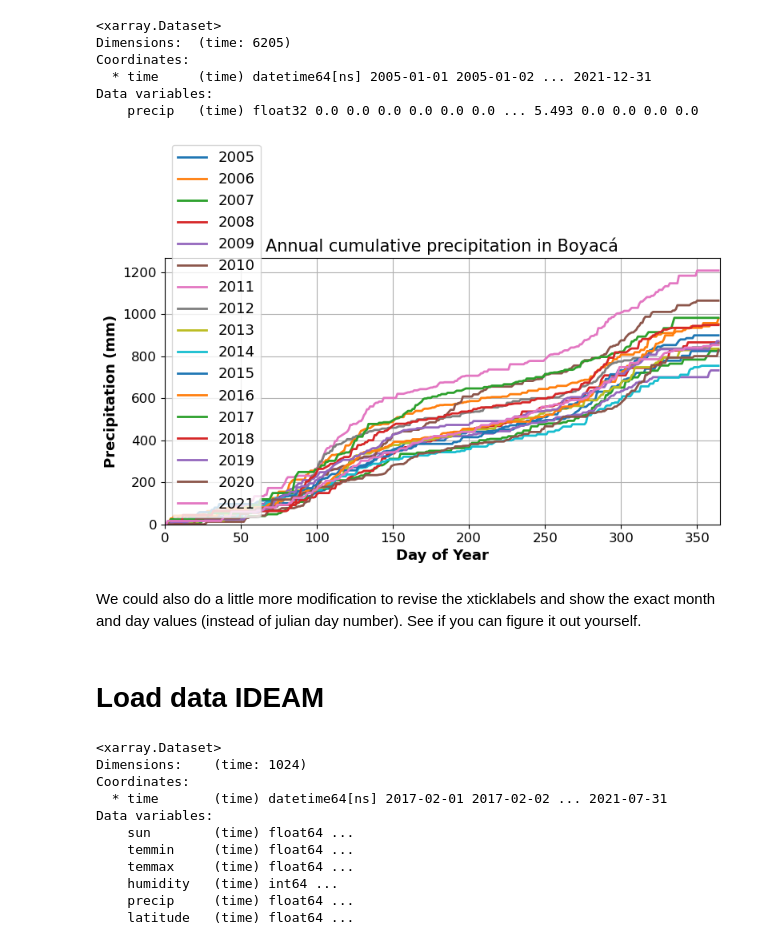
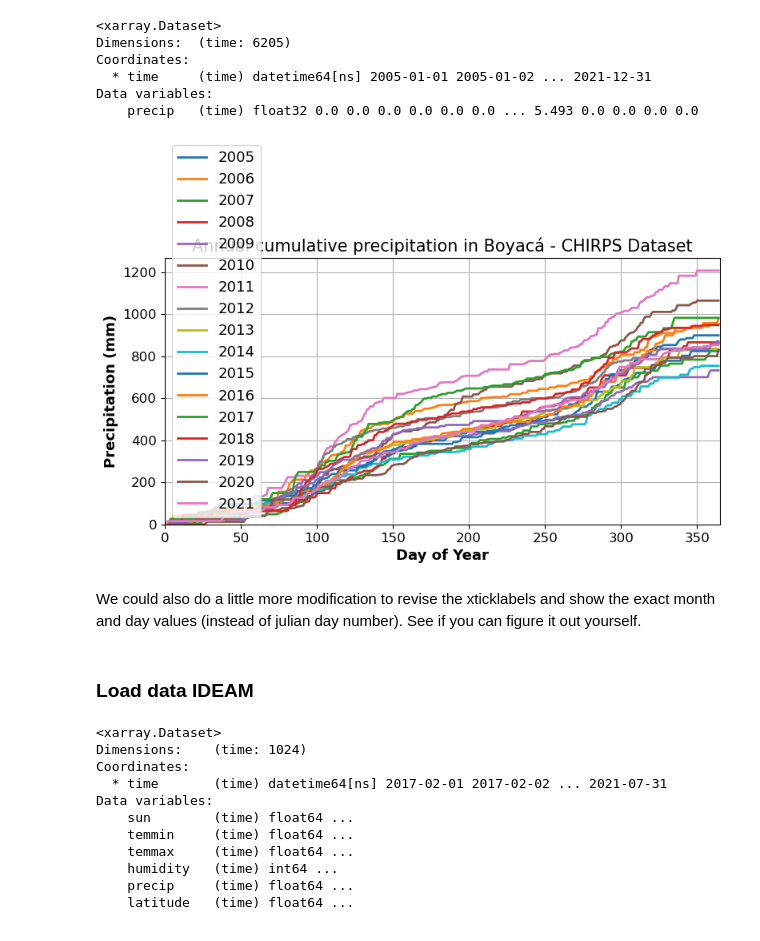
Before and after one commit to nowthings/analysis_climatic_variables, a Jupyter notebook: 2_analysis_chirps/0_load_chirps_daily_p05.ipynb, the cells around one changed output. Saved outputs shown, nothing was run; the diff lists cells and outputs as text; code cells hidden in the pictures.

```diff
--- a/2_analysis_chirps/0_load_chirps_daily_p05.ipynb
+++ b/2_analysis_chirps/0_load_chirps_daily_p05.ipynb
@@ -13,10 +20,15 @@ files = os.listdir(path)
 # %%
 import numpy as np
-x = np.arange(-74.8, -71.9, 0.05)
-y = np.arange(4.5, 7.3, 0.05)
 
-# x = np.arange(-74.8, -71.9, 0.05)
-# y = np.arange(4.5, 7.3, 0.05)
+# Constants
+LON_BOYACA_MIN = -74.8
+LON_BOYACA_MAX = -71.9
+LAT_BOYACA_MIN = 4.5
+LAT_BOYACA_MAX = 7.3
+RESOLUTION = 0.05
+
+x = np.arange(LON_BOYACA_MIN, LON_BOYACA_MAX, RESOLUTION)
+y = np.arange(LAT_BOYACA_MIN, LAT_BOYACA_MAX, RESOLUTION)
 
 xx, yy = np.meshgrid(x, y)
 xnorm = (xx - xx.min()) / (xx.max() - xx.min())
@@ -26,5 +40,11 @@ ynorm = (yy - yy.min()) / (yy.max() - yy.min())
 # %%
-x_t = np.arange(-73.2, -73.1, 0.05)
-y_t = np.arange(5.70, 5.75, 0.05)
+# Constants
+LON_BOYACA_TUNGUAVITA_MIN = -73.15
+LON_BOYACA_TUNGUAVITA_MAX = -73.10
+LAT_BOYACA_TUNGUAVITA_MIN = 5.70
+LAT_BOYACA_TUNGUAVITA_MAX = 5.75
+
+x_t = np.arange(LON_BOYACA_MIN, LON_BOYACA_MAX, 0.05)
+y_t = np.arange(LAT_BOYACA_MIN, LAT_BOYACA_MAX, 0.05)
 # %% [markdown]
 ## Create dataset CHIRPS precipitation data
@@ -131,8 +138,8 @@ for i in range(1, 13):
     p = plt.pcolormesh(ds_chirps_nc_2007_mon.longitude, ds_chirps_nc_2007_mon.latitude, dataplot,
                    vmax = 400, vmin = 0, cmap = 'nipy_spectral_r',
                    )
-    plt.xlim([-74.8, -71.9])
-    plt.ylim([4.5, 7.3])
+    plt.xlim([LON_BOYACA_MIN,LON_BOYACA_MAX])
+    plt.ylim([LAT_BOYACA_MIN,LAT_BOYACA_MAX])
     plt.title(calendar.month_name[dataplot.month.values], fontsize = 13,
               fontweight = 'bold', color = 'b')
     plt.xticks(fontsize = 11)
@@ -288,3 +269,8 @@ right = -73.10
+# %%
+top = LAT_BOYACA_TUNGUAVITA_MAX
+bottom = LAT_BOYACA_TUNGUAVITA_MIN
+left = LON_BOYACA_TUNGUAVITA_MIN
+right = LON_BOYACA_TUNGUAVITA_MAX
 # %%
 ds_sel = ds2005_2021.isel(longitude=(ds2005_2021.longitude >= left) & (ds2005_2021.longitude <= right),
                           latitude=(ds2005_2021.latitude >= bottom) & (ds2005_2021.latitude <= top),
@@ -310,24 +296,24 @@ ds_sel_avg_noleap.to_netcdf('C:/Data/CHIRPS/results/ds_prec_Boyaca_noleap_2005_2
 # %%
 fig = plt.figure(figsize=[8,5], facecolor='w')
 for yr in range(2005,2022):
     da_yr = ds_sel_avg_noleap.isel(time = ds_sel_avg_noleap.time.dt.year==yr).precip
     dataplot = da_yr.cumsum()
     plt.plot(dataplot, linewidth=2, label = yr)
 plt.legend(fontsize=13)
 plt.grid()
 plt.xticks(fontsize=12) # we can also change the ticks to be on Jan-1, Feb-1, etc. but I'll skip it for here.
 plt.yticks(fontsize=12)
 plt.ylabel('Precipitation (mm)', fontsize = 13, fontweight = 'bold')
 plt.xlabel('Day of Year', fontsize = 13, fontweight = 'bold')
 plt.xlim([0,365])
 plt.ylim(bottom=0)
-plt.title('Annual cumulative precipitation in Boyacá', fontsize=15)
+plt.title('Annual cumulative precipitation in Boyacá - CHIRPS Dataset', fontsize=15)
 plt.tight_layout()
-plt.savefig('Fig_cumsum_prec_Boyaca.png', format = 'png', dpi = 300)
+plt.savefig('Fig_cumsum_prec_Boyaca_CHIRPS.png', format = 'png', dpi = 300)
 # %% [output]
-[figure, old version]
+[figure, new version]
 # %% [markdown]
 We could also do a little more modification to revise the xticklabels and show the exact month and day values (instead of julian day number). See if you can figure it out yourself.
 # %% [markdown]
-# Load data IDEAM
+### Load data IDEAM
 # %%
```
Also changed, not shown: parts of 27 cells of this notebook, 4 other files.
